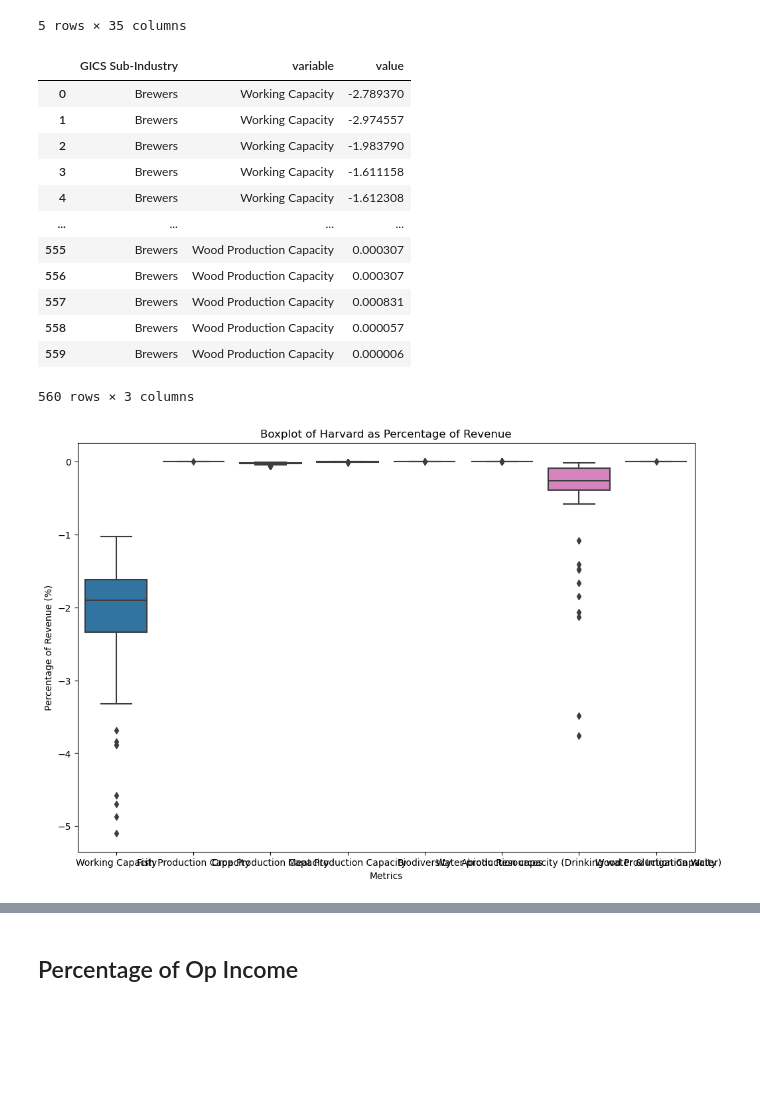
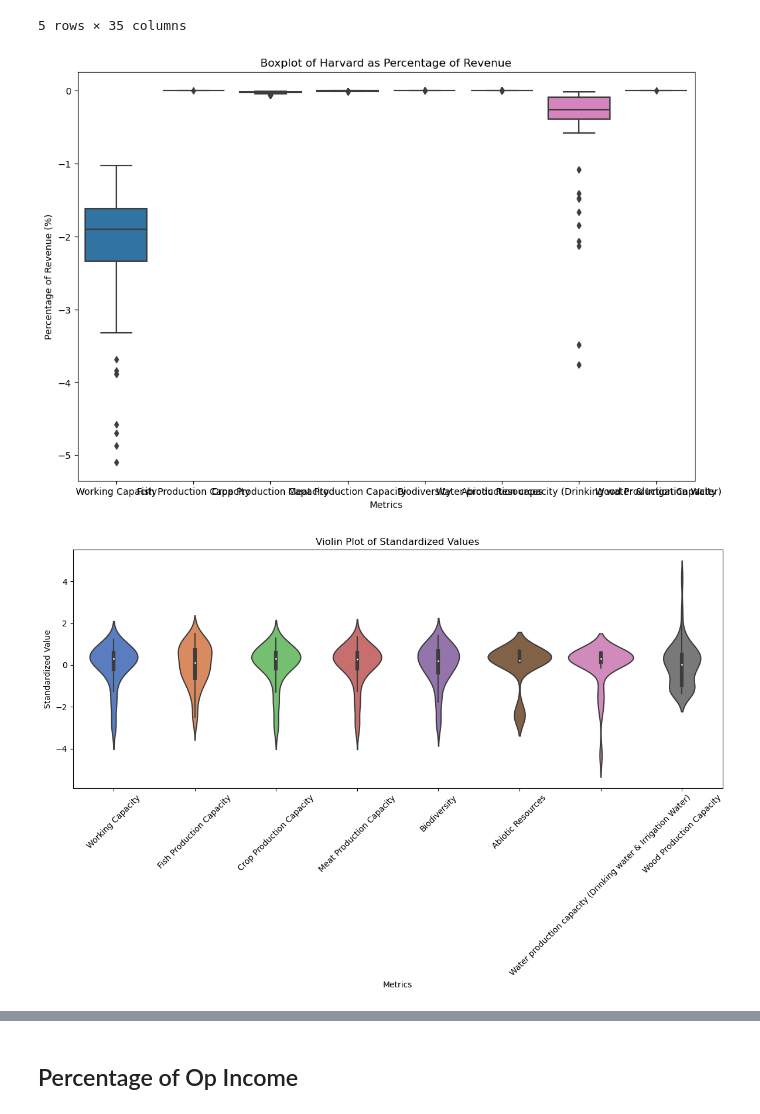
Before and after one commit to yummypugs/SPM-Project-Harvard, a Jupyter notebook: Box Plots Brewery 0%.ipynb, the cells around one changed output, grey strips where cells are left out. Drawn from its saved outputs; the diff is of its cells as text; code cells hidden in the pictures; blank space fills up the shorter version.

Commit message:
iwa new is with revenue

```diff
--- a/Box Plots Brewery 0%.ipynb
+++ b/Box Plots Brewery 0%.ipynb
@@ -111,28 +125,26 @@ df_rev.head()
 5 rows × 35 columns
 # %%
 df_rev_box = df_rev.melt(id_vars='GICS Sub-Industry', value_vars=[ "Working Capacity","Fish Production Capacity","Crop Production Capacity","Meat Production Capacity","Biodiversity","Abiotic Resources","Water production capacity (Drinking water & Irrigation Water)","Wood Production Capacity"])
-df_rev_box
+# Create the boxplot
+plt.figure(figsize=(12, 8))
+sns.boxplot(x='variable', y='value', data=df_rev_box)
+plt.xlabel('Metrics')
+plt.ylabel('Percentage of Revenue (%)')
+plt.title('Boxplot of Harvard as Percentage of Revenue')
+plt.show()
 # %% [output]
-|  | GICS Sub-Industry | variable | value |
-| 0 | Brewers | Working Capacity | -2.789370 |
-| 1 | Brewers | Working Capacity | -2.974557 |
-| 2 | Brewers | Working Capacity | -1.983790 |
-| 3 | Brewers | Working Capacity | -1.611158 |
-| 4 | Brewers | Working Capacity | -1.612308 |
-| ... | ... | ... | ... |
-| 555 | Brewers | Wood Production Capacity | 0.000307 |
-| 556 | Brewers | Wood Production Capacity | 0.000307 |
-| 557 | Brewers | Wood Production Capacity | 0.000831 |
-| 558 | Brewers | Wood Production Capacity | 0.000057 |
-| 559 | Brewers | Wood Production Capacity | 0.000006 |
-560 rows × 3 columns
+[figure, added]
-# %%
-# Create the boxplot
-plt.figure(figsize=(12, 8))
-sns.boxplot(x='variable', y='value', data=df_rev_box)
-plt.xlabel('Metrics')
-plt.ylabel('Percentage of Revenue (%)')
-plt.title('Boxplot of Harvard as Percentage of Revenue')
-plt.show()
-# %% [output]
-[figure, removed]
+# %%
+df_rev_box['std_value'] = df_rev_box.groupby('variable')['value'].transform(lambda x: (x - x.mean()) / x.std())
+
+# Create the violin plot with standardized values
+plt.figure(figsize=(12, 8))
+sns.violinplot(x='variable', y='std_value', data=df_rev_box, palette="muted")
+plt.xlabel('Metrics')
+plt.ylabel('Standardized Value')
+plt.title('Violin Plot of Standardized Values')
+plt.xticks(rotation=45)  # Rotate x labels for better readability if they are lengthy
+plt.tight_layout()  # Ensures that all labels fit well in the plot area
+plt.show()
+# %% [output]
+[figure, added]
```
Also changed, not shown: parts of 23 cells of this notebook, 4 other files.
